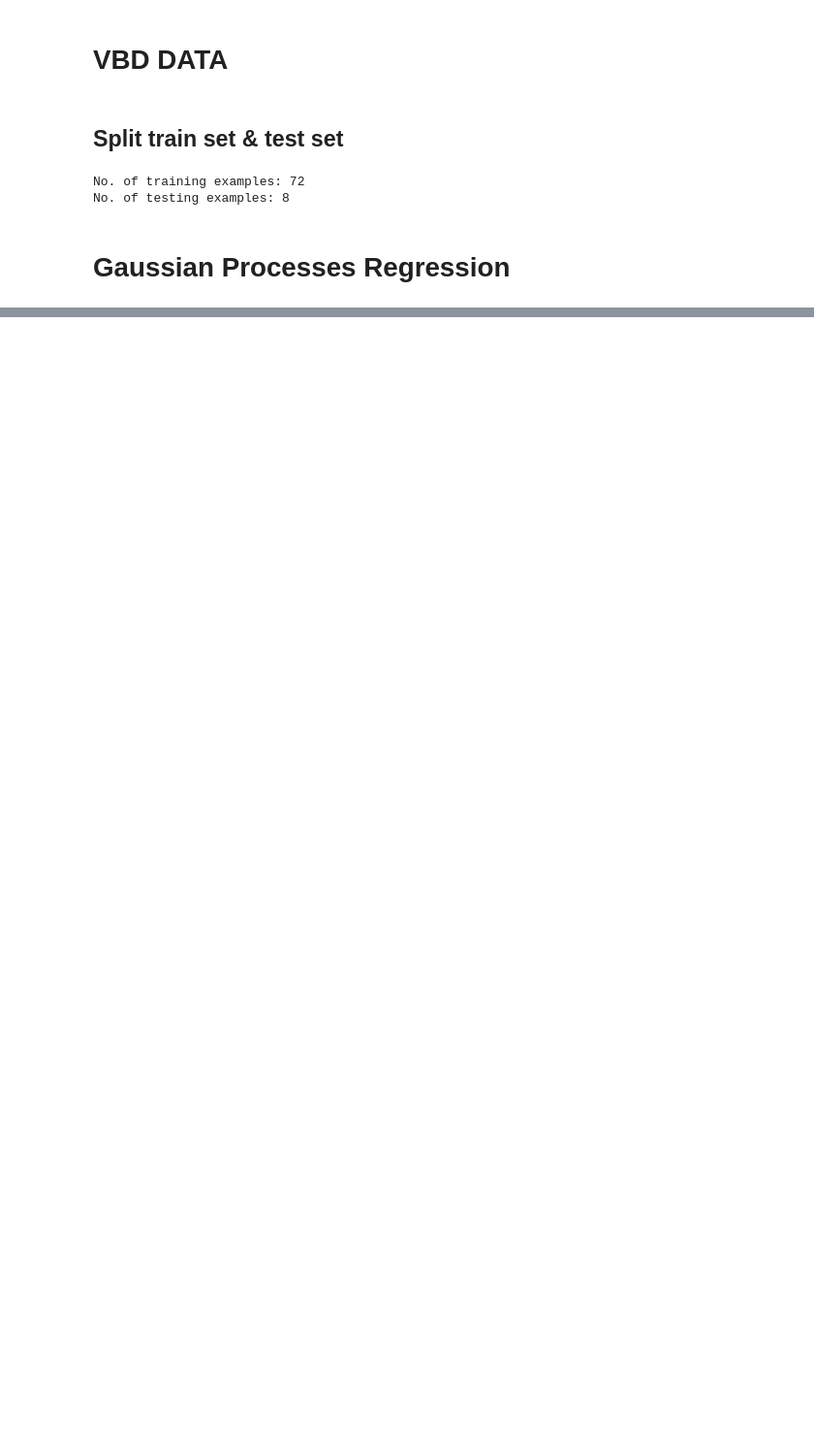
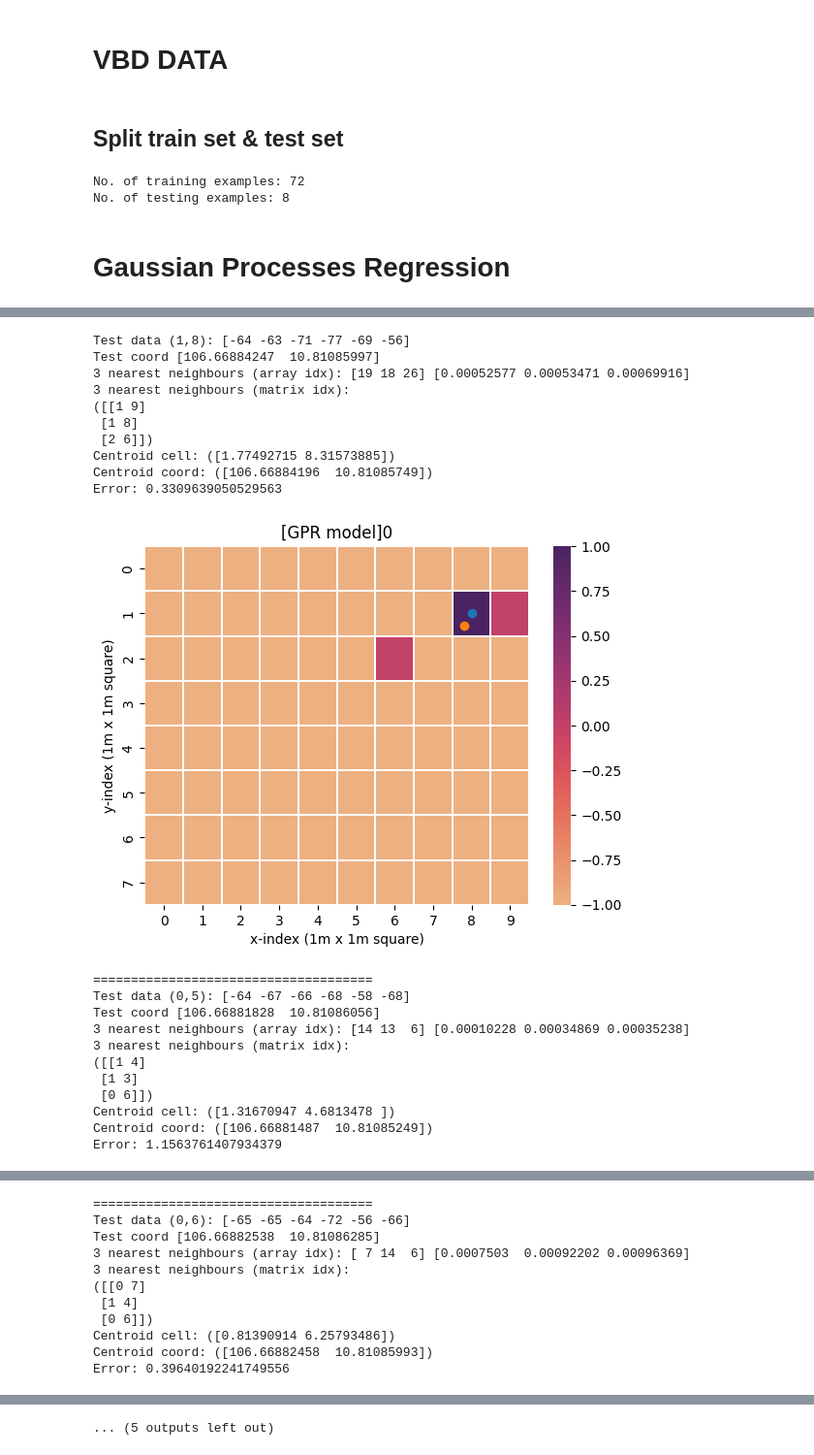
Before and after one commit to thanhhuynhk17/radiomap, a Jupyter notebook: GPR.ipynb, the cells around one changed output, grey strips where cells are left out. Shown at 97% size. Cells and saved outputs as stored; diff of their text form; code cells hidden in the pictures; blank space fills up the shorter version.

```diff
--- a/GPR.ipynb
+++ b/GPR.ipynb
@@ -163,0 +101,31 @@ Error: 0.5909108314454279
+# %%
+bounds = np.array([
+    [106.6687777176107,10.81085184372406  ],
+    [106.66884879614959,10.81087456718684 ],
+    [106.6688717625642,10.810815288584667 ],
+    [106.66880185749176,10.810789848180981]
+    ])
+helper.check_position_pred_accuracy(radiomaps=radiomaps, testing_data=testing_data, bounds=bounds)
+# %% [output]
+Test data (1,8): [-64 -63 -71 -77 -69 -56]
+Test coord [106.66884247  10.81085997]
+3 nearest neighbours (array idx): [19 18 26] [0.00052577 0.00053471 0.00069916]
+3 nearest neighbours (matrix idx):
+([[1 9]
+ [1 8]
+ [2 6]])
+Centroid cell: ([1.77492715 8.31573885])
+Centroid coord: ([106.66884196  10.81085749])
+Error: 0.3309639050529563
+[figure, added]
+=====================================
+Test data (0,5): [-64 -67 -66 -68 -58 -68]
+Test coord [106.66881828  10.81086056]
+3 nearest neighbours (array idx): [14 13  6] [0.00010228 0.00034869 0.00035238]
+3 nearest neighbours (matrix idx):
+([[1 4]
+ [1 3]
+ [0 6]])
+Centroid cell: ([1.31670947 4.6813478 ])
+Centroid coord: ([106.66881487  10.81085249])
+Error: 1.1563761407934379
@@ -163,0 +133,11 @@ Error: 0.5909108314454279
+=====================================
+Test data (0,6): [-65 -65 -64 -72 -56 -66]
+Test coord [106.66882538  10.81086285]
+3 nearest neighbours (array idx): [ 7 14  6] [0.0007503  0.00092202 0.00096369]
+3 nearest neighbours (matrix idx):
+([[0 7]
+ [1 4]
+ [0 6]])
+Centroid cell: ([0.81390914 6.25793486])
+Centroid coord: ([106.66882458  10.81085993])
+Error: 0.39640192241749556
@@ -163,0 +181 @@ Error: 0.5909108314454279
+... (5 outputs left out)
```
Also changed, not shown: parts of 3 cells of this notebook, 15 other files.
